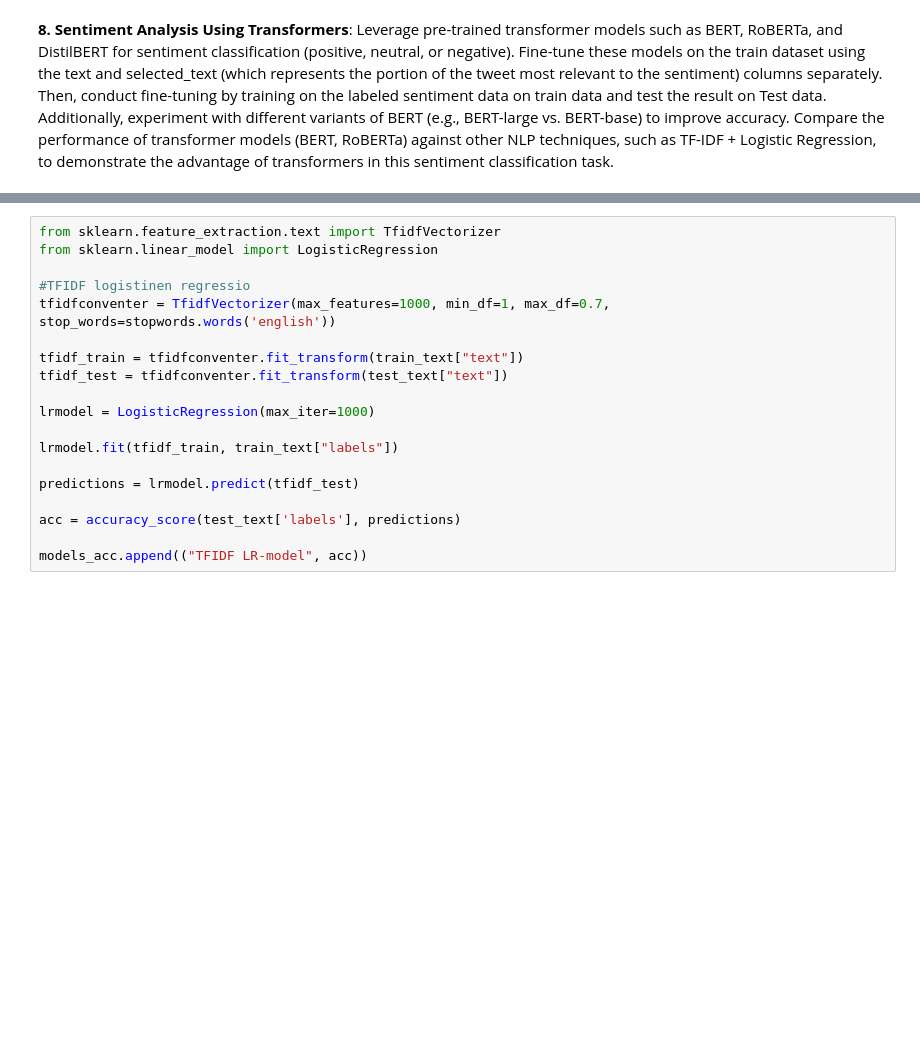
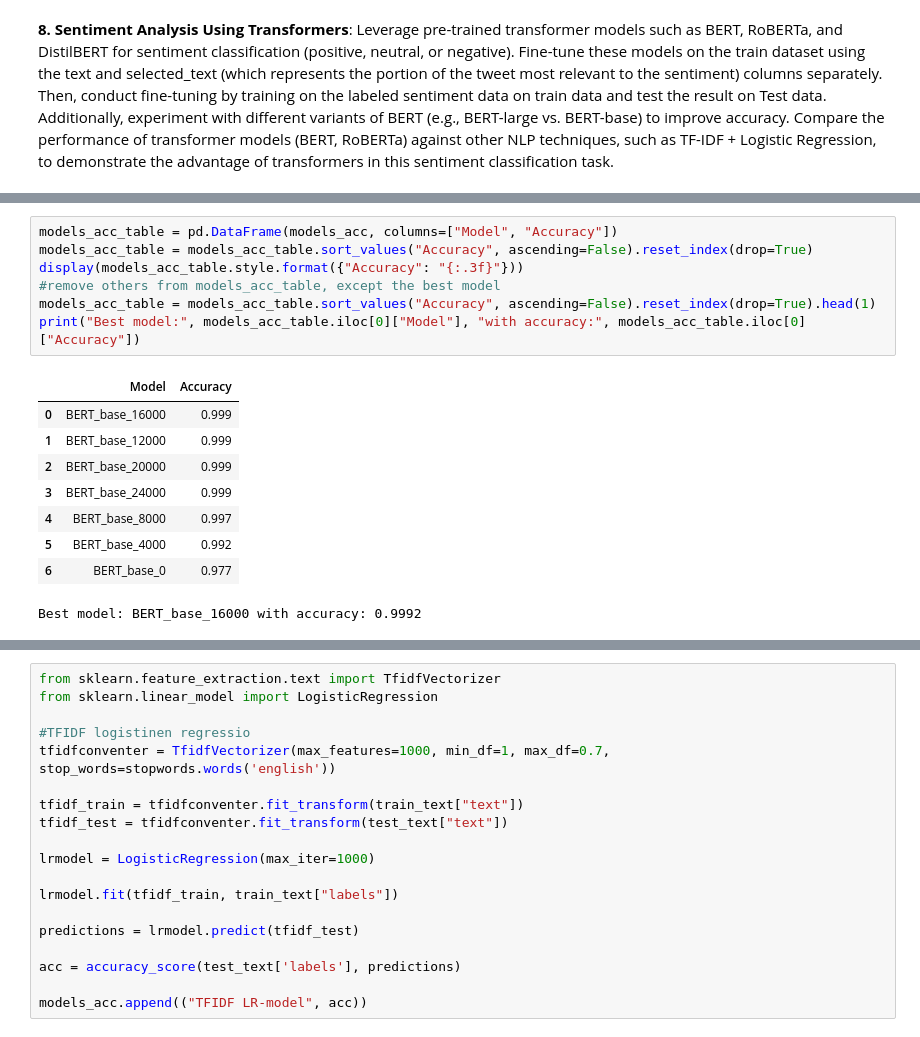
Before and after one commit to urhovr/NLP_Final_Project, a Jupyter notebook: NLP_Final.ipynb, the cells around one changed output, grey strips where cells are left out. Cells and saved outputs as stored; diff of their text form; blank space fills up the shorter version.

```diff
--- a/NLP_Final.ipynb
+++ b/NLP_Final.ipynb
@@ -813,3 +854,20 @@ Notes:
+# %%
+models_acc_table = pd.DataFrame(models_acc, columns=["Model", "Accuracy"])
+models_acc_table = models_acc_table.sort_values("Accuracy", ascending=False).reset_index(drop=True)
+display(models_acc_table.style.format({"Accuracy": "{:.3f}"}))
+#remove others from models_acc_table, except the best model
+models_acc_table = models_acc_table.sort_values("Accuracy", ascending=False).reset_index(drop=True).head(1)
+print("Best model:", models_acc_table.iloc[0]["Model"], "with accuracy:", models_acc_table.iloc[0]["Accuracy"])
+# %% [output]
+|  | Model | Accuracy |
+| 0 | BERT_base_16000 | 0.999 |
+| 1 | BERT_base_12000 | 0.999 |
+| 2 | BERT_base_20000 | 0.999 |
+| 3 | BERT_base_24000 | 0.999 |
+| 4 | BERT_base_8000 | 0.997 |
+| 5 | BERT_base_4000 | 0.992 |
+| 6 | BERT_base_0 | 0.977 |
+Best model: BERT_base_16000 with accuracy: 0.9992
 # %%
 #Robert
 tokenizer = AutoTokenizer.from_pretrained(model_type[1])
```
Also changed, not shown: parts of 22 cells of this notebook.
